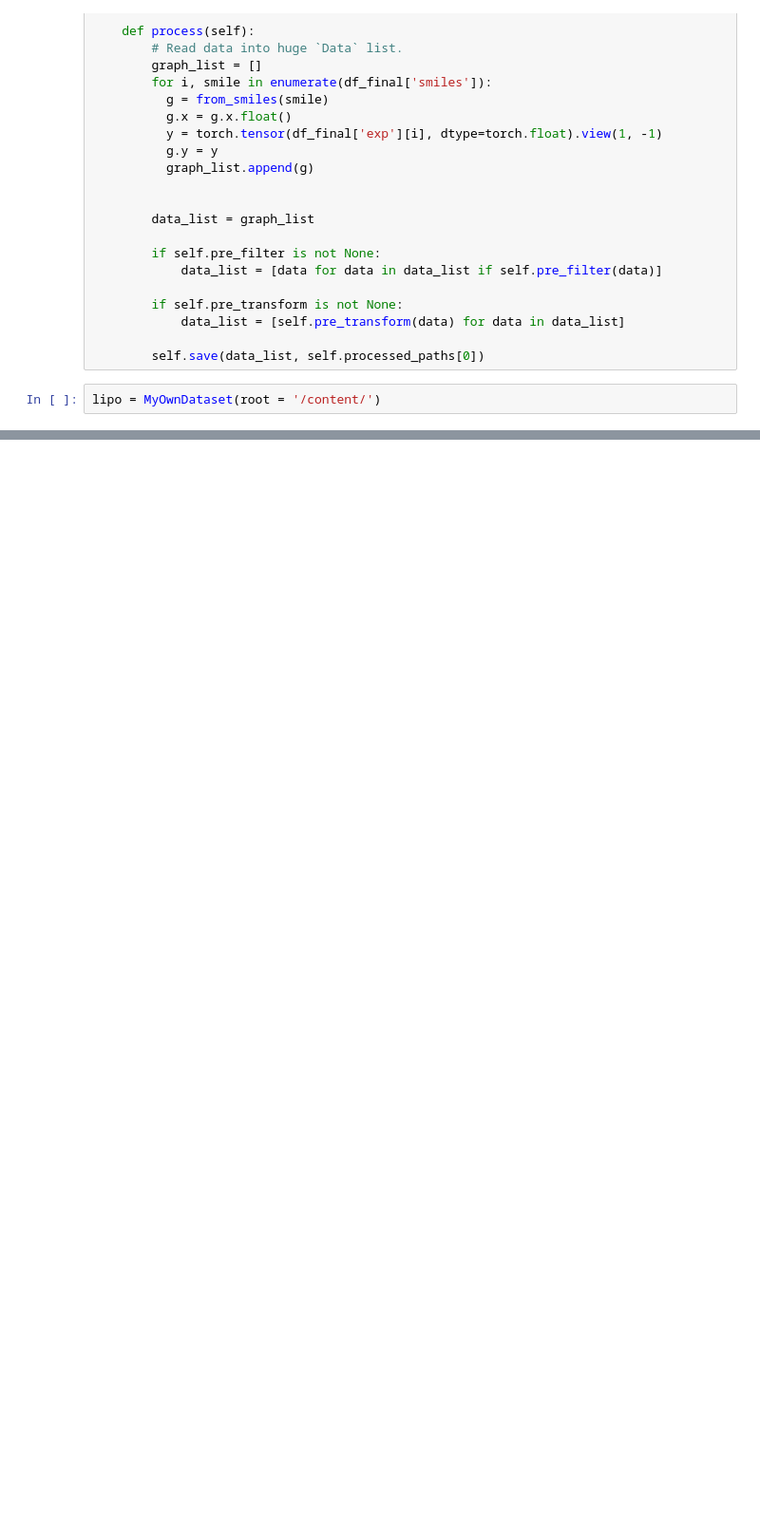
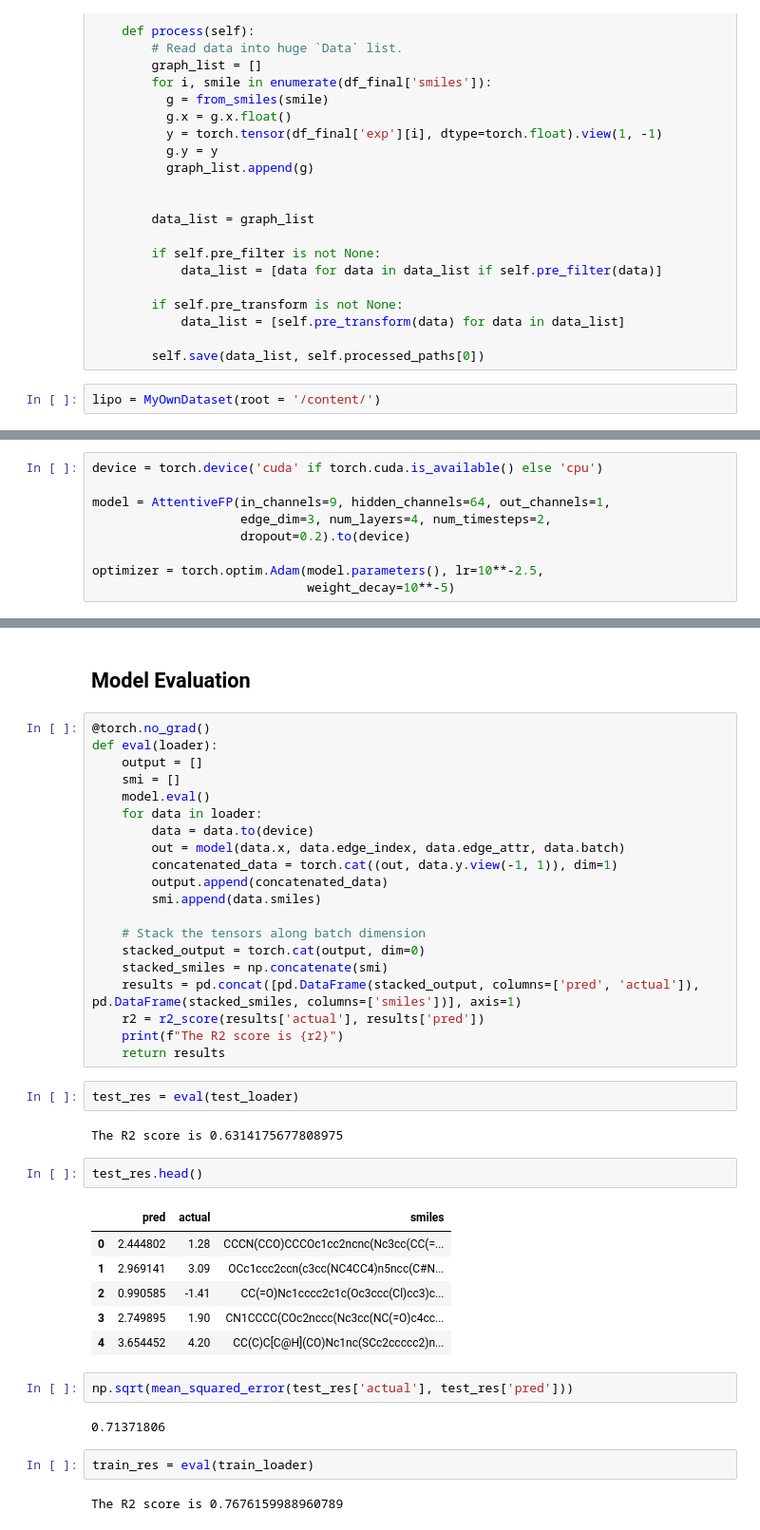
Before and after one commit to codetodiscovery/Lipophilicity-GNN, a Jupyter notebook: pytorchg_lipo.ipynb, the cells around one changed output, grey strips where cells are left out. Shown at 95% size. Drawn from its saved outputs; the diff is of its cells as text; blank space fills up the shorter version.

```diff
--- a/pytorchg_lipo.ipynb
+++ b/pytorchg_lipo.ipynb
@@ -538,0 +359,9 @@ len(lipo)
+# %%
+device = torch.device('cuda' if torch.cuda.is_available() else 'cpu')
+
+model = AttentiveFP(in_channels=9, hidden_channels=64, out_channels=1,
+                    edge_dim=3, num_layers=4, num_timesteps=2,
+                    dropout=0.2).to(device)
+
+optimizer = torch.optim.Adam(model.parameters(), lr=10**-2.5,
+                             weight_decay=10**-5)
@@ -538,0 +438,43 @@ len(lipo)
+# %% [markdown]
+## **Model Evaluation**
+# %%
+@torch.no_grad()
+def eval(loader):
+    output = []
+    smi = []
+    model.eval()
+    for data in loader:
+        data = data.to(device)
+        out = model(data.x, data.edge_index, data.edge_attr, data.batch)
+        concatenated_data = torch.cat((out, data.y.view(-1, 1)), dim=1)
+        output.append(concatenated_data)
+        smi.append(data.smiles)
+
+    # Stack the tensors along batch dimension
+    stacked_output = torch.cat(output, dim=0)
+    stacked_smiles = np.concatenate(smi)
+    results = pd.concat([pd.DataFrame(stacked_output, columns=['pred', 'actual']), pd.DataFrame(stacked_smiles, columns=['smiles'])], axis=1)
+    r2 = r2_score(results['actual'], results['pred'])
+    print(f"The R2 score is {r2}")
+    return results
+# %%
+test_res = eval(test_loader)
+# %% [output]
+The R2 score is 0.6314175677808975
+# %%
+test_res.head()
+# %% [output]
+|  | pred | actual | smiles |
+| 0 | 2.444802 | 1.28 | CCCN(CCO)CCCOc1cc2ncnc(Nc3cc(CC(=... |
+| 1 | 2.969141 | 3.09 | OCc1ccc2ccn(c3cc(NC4CC4)n5ncc(C#N... |
+| 2 | 0.990585 | -1.41 | CC(=O)Nc1cccc2c1c(Oc3ccc(Cl)cc3)c... |
+| 3 | 2.749895 | 1.90 | CN1CCCC(COc2nccc(Nc3cc(NC(=O)c4cc... |
+| 4 | 3.654452 | 4.20 | CC(C)C[C@H](CO)Nc1nc(SCc2ccccc2)n... |
+# %%
+np.sqrt(mean_squared_error(test_res['actual'], test_res['pred']))
+# %% [output]
+0.71371806
+# %%
+train_res = eval(train_loader)
+# %% [output]
+The R2 score is 0.7676159988960789
```
Also changed, not shown: parts of 69 cells of this notebook.
